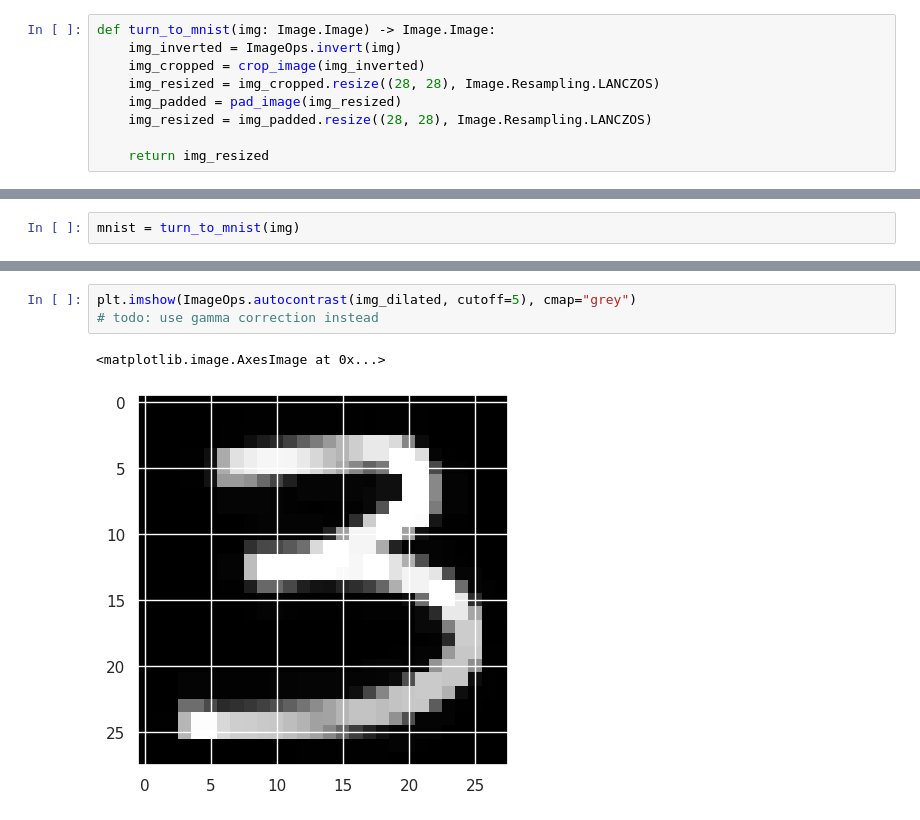
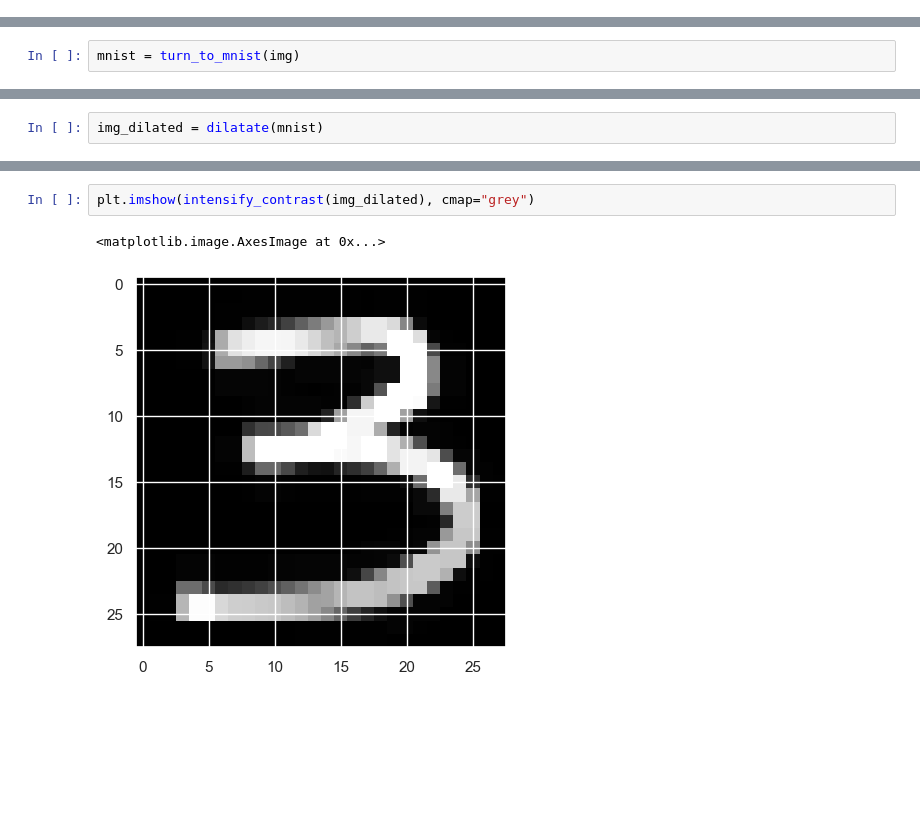
Before and after one commit to jExbrayat/recognize-handwritten-letters, a Jupyter notebook: notebooks/process-image.ipynb, the cells around one changed output, grey strips where cells are left out. Cells and saved outputs as stored; diff of their text form; blank space fills up the shorter version.

```diff
--- a/notebooks/process-image.ipynb
+++ b/notebooks/process-image.ipynb
@@ -95,12 +21,3 @@ plt.imshow(pad_image(tmp_image), cmap="grey")
-# %%
-def turn_to_mnist(img: Image.Image) -> Image.Image:
-    img_inverted = ImageOps.invert(img)
-    img_cropped = crop_image(img_inverted)
-    img_resized = img_cropped.resize((28, 28), Image.Resampling.LANCZOS)
-    img_padded = pad_image(img_resized)
-    img_resized = img_padded.resize((28, 28), Image.Resampling.LANCZOS)
-
-    return img_resized
 # %%
 plt.imshow(img, cmap="grey")
 # %% [output]
@@ -131,3 +33,5 @@ img_dilated
+# %%
+img_dilated = dilatate(mnist)
 # %%
 plt.imshow(mnist, cmap="grey")
 # %% [output]
@@ -142,6 +45,5 @@ plt.imshow(img_dilated, cmap="grey")
 # %%
-plt.imshow(ImageOps.autocontrast(img_dilated, cutoff=5), cmap="grey")
-# todo: use gamma correction instead
+plt.imshow(intensify_contrast(img_dilated), cmap="grey")
 # %% [output]
 <matplotlib.image.AxesImage at 0x...>
-[figure, old version]
+[figure, new version]
```
Also changed, not shown: parts of 22 cells of this notebook, 1 other file.
